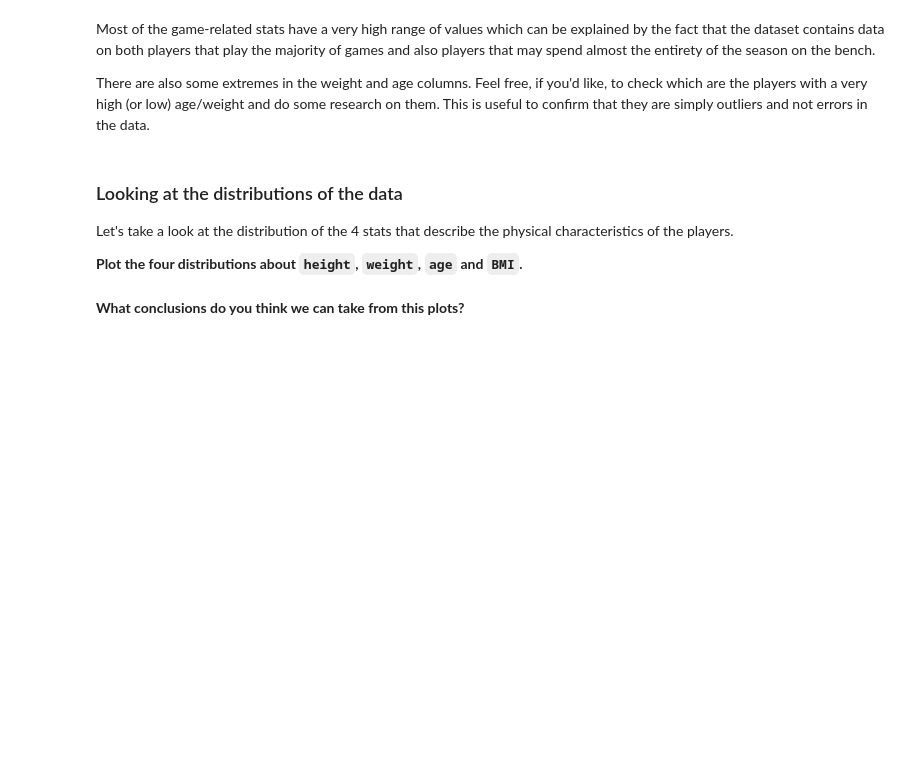
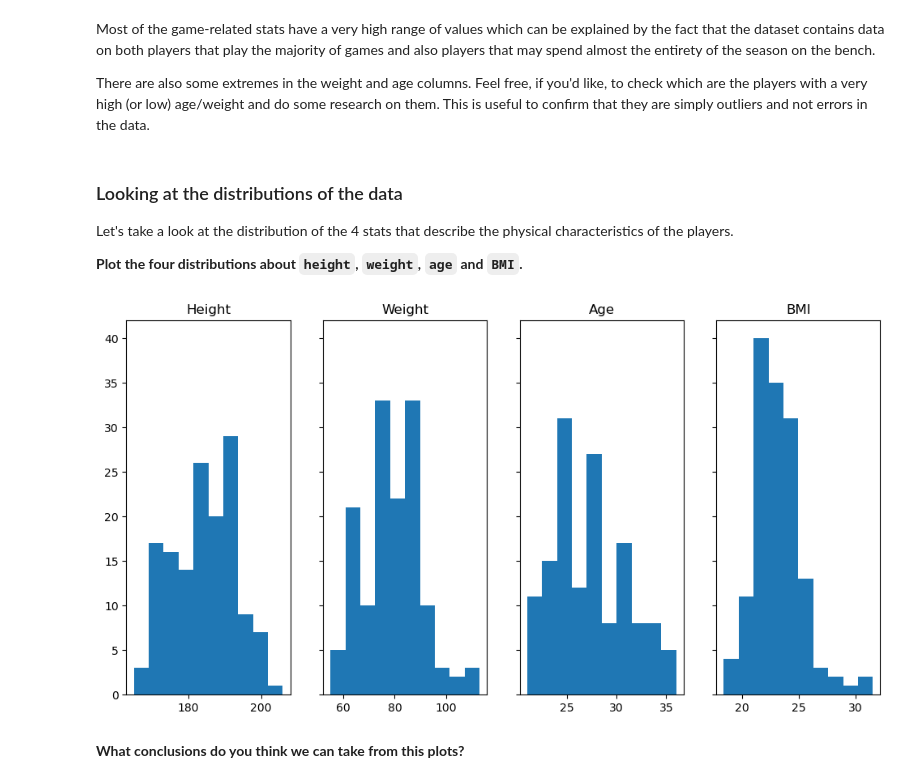
Before and after one commit to ta-data-lis/M2-mini-project2, a Jupyter notebook: your-code/2.-Exploratory-Data-Analysis.ipynb, the cells around one changed output. Saved outputs shown, nothing was run; the diff lists cells and outputs as text; code cells hidden in the pictures; blank space fills up the shorter version.

```diff
--- a/your-code/2.-Exploratory-Data-Analysis.ipynb
+++ b/your-code/2.-Exploratory-Data-Analysis.ipynb
@@ -20,3 +18,6 @@ Let's load the cleaned dataset first. Import it with the name `wnba` and show th
+# %%
+#your code here
+wnba = pd.read_csv('C:/Users/sanaz/OneDrive/Desktop/lab-list/week5/day2/lab2/M2-mini-project2/data\wnba_clean.csv')
 # %% [markdown]
 **Use describe() to take an initial look at the data.**
 # %%
@@ -37,3 +47,17 @@ Let's take a look at the distribution of the 4 stats that describe the physical
+# %%
+#your code here
+f, axs = plt.subplots(nrows = 1, ncols =4, figsize=(12,6), sharey=True)
+axs[0].hist(wnba['Height'])
+axs[0].set_title('Height')
+axs[1].hist(wnba['Weight'])
+axs[1].set_title('Weight')
+axs[2].hist(wnba['Age'])
+axs[2].set_title('Age')
+axs[3].hist(wnba['BMI'])
+axs[3].set_title('BMI')
+plt.show()
+# %% [output]
+[figure, added]
 # %% [markdown]
 **What conclusions do you think we can take from this plots?**
 # %%
```
Also changed, not shown: parts of 8 cells of this notebook, 1 other file.
